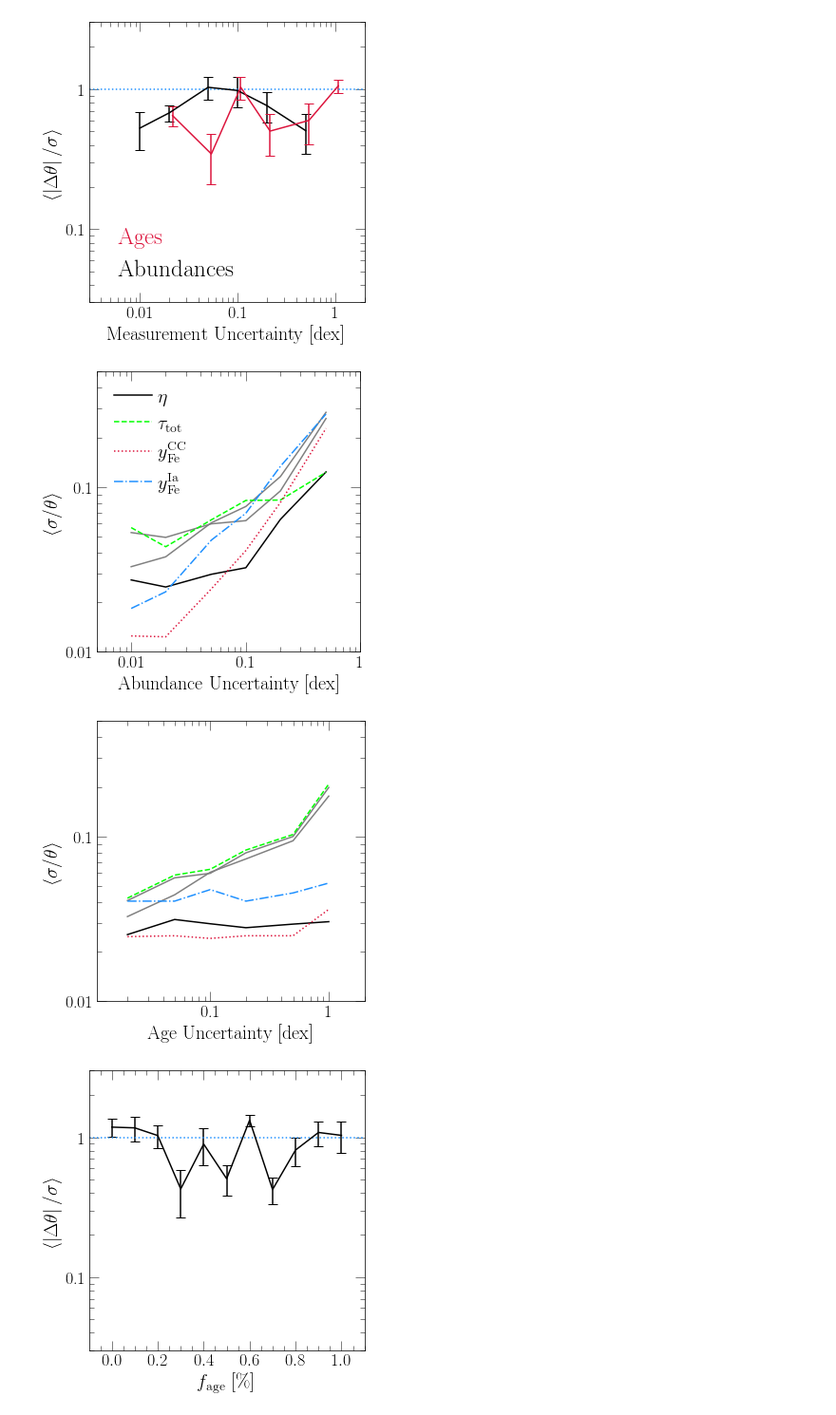
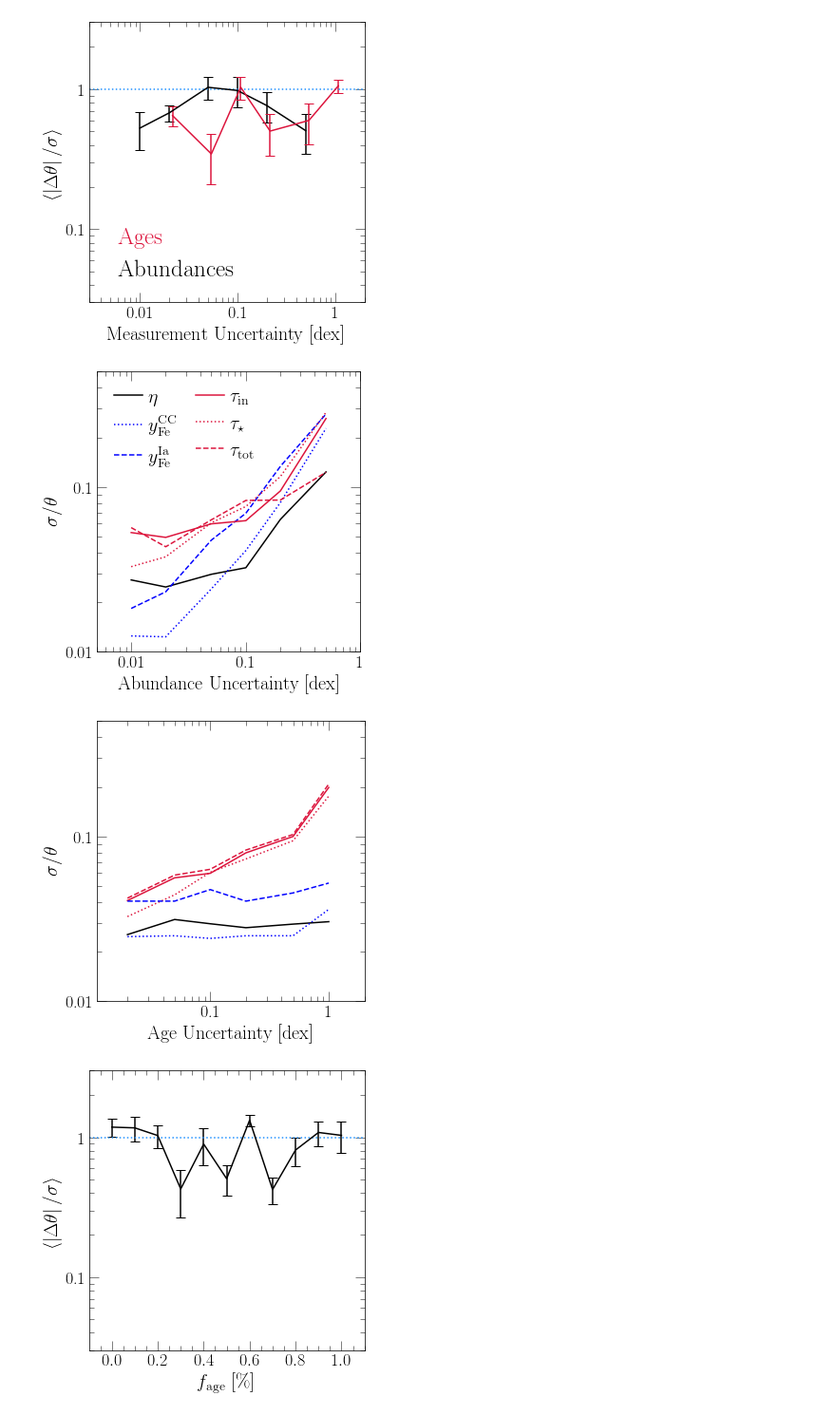
Before and after one commit to giganano/h3halo, a Jupyter notebook: notebooks/paperplots.ipynb, the cells around one changed output. Shown at 95% size. Saved outputs shown, nothing was run; the diff lists cells and outputs as text; code cells hidden in the pictures.

```diff
--- a/notebooks/paperplots.ipynb
+++ b/notebooks/paperplots.ipynb
@@ -925,55 +914,48 @@ ax.set_xscale("log")
 ax.set_yscale("log")
 ax.xaxis.set_major_formatter(fsf("%g"))
 ax.yaxis.set_major_formatter(fsf("%g"))
 ax.set_xlabel("Abundance Uncertainty [dex]")
-ax.set_ylabel(r"$\langle\sigma/\theta\rangle$")
+ax.set_ylabel(r"$\sigma/\theta$")
 ax.set_xlim([0.005, 1])
 ax.set_ylim([0.01, 0.5])
 
 precisions = list(rederived_abundanceprecision.keys())
 dim = len(rederived_abundanceprecision[precisions[0]])
-for i in range(dim):
+colors = ["crimson", "black", "crimson", "crimson", "blue", "blue"]
+linestyles = ["-", "-", ":", "--", ":", "--"]
+labels = [r"$\tau_\text{in}$", r"$\eta$", r"$\tau_\star$",
+    r"$\tau_\text{tot}$", r"$y_\text{Fe}^\text{CC}$", r"$y_\text{Fe}^\text{Ia}$"]
+# for i in range(dim):
+for i in [1, 4, 5, 0, 2, 3]:
     yvals = []
     for p in precisions:
         rederived = rederived_abundanceprecision[p]
         sigma = (rederived[i][1] + rederived[i][2]) / 2
         yvals.append(sigma / rederived[i][0])
     kwargs = {
-        "c": named_colors()["grey"]
+        "c": named_colors()[colors[i]],
+        "linestyle": linestyles[i],
+        "label": labels[i]
     }
-    if i == 1:
-        kwargs["c"] = named_colors()["black"]
-        kwargs["label"] = r"$\eta$"
-        kwargs["linestyle"] = "-"
-    if i == 3:
-        kwargs["c"] = named_colors()["lime"]
-        kwargs["label"] = r"$\tau_\text{tot}$"
-        kwargs["linestyle"] = "--"
-    elif i == 4:
-        kwargs["c"] = named_colors()["crimson"]
-        kwargs["label"] = r"$y_\text{Fe}^\text{CC}$"
-        kwargs["linestyle"] = ":"
-    elif i == 5:
-        kwargs["c"] = named_colors()["dodgerblue"]
-        kwargs["label"] = r"$y_\text{Fe}^\text{Ia}$"
-        kwargs["linestyle"] = "-."
-    else: pass
     ax.plot(precisions, yvals, **kwargs)
 
 kwargs = {
     "loc": mpl_loc("upper left"),
-    "fontsize": 20
+    "fontsize": 20,
+    "ncol": 2,
+    "columnspacing": 1,
+    "handlelength": 1.5
 }
 leg = ax.legend(**kwargs)
 
 plt.tight_layout()
 for ext in ["pdf", "jpeg"]:
     kwargs = {}
     if ext == "jpeg": kwargs["dpi"] = 200
     plt.savefig("../paper/precision_abundanceuncertainty.%s" % (ext), **kwargs)
 plt.show()
 # %% [output]
-[figure, old version]
+[figure, new version]
 # %%
 fig = plt.figure()
 ax = fig.add_subplot(111)
@@ -982,12 +964,16 @@ ax.set_yscale("log")
 ax.xaxis.set_major_formatter(fsf("%g"))
 ax.yaxis.set_major_formatter(fsf("%g"))
 ax.set_xlabel("Age Uncertainty [dex]")
-ax.set_ylabel(r"$\langle\sigma/\theta\rangle$")
+ax.set_ylabel(r"$\sigma/\theta$")
 ax.set_xlim([0.011, 2])
 ax.set_ylim([0.01, 0.5])
 
 precisions = list(rederived_ageprecision.keys())
 dim = len(rederived_ageprecision[precisions[0]])
+colors = ["crimson", "black", "crimson", "crimson", "blue", "blue"]
+linestyles = ["-", "-", ":", "--", ":", "--"]
+labels = [r"$\tau_\text{in}$", r"$\eta$", r"$\tau_\star$",
+    r"$\tau_\text{tot}$", r"$y_\text{Fe}^\text{CC}$", r"$y_\text{Fe}^\text{Ia}$"]
 for i in range(dim):
     yvals = []
     for p in precisions:
@@ -995,25 +981,10 @@ for i in range(dim):
         sigma = (rederived[i][1] + rederived[i][2]) / 2
         yvals.append(sigma / rederived[i][0])
     kwargs = {
-        "c": named_colors()["grey"]
+        "c": named_colors()[colors[i]],
+        "linestyle": linestyles[i],
+        "label": labels[i]
     }
-    if i == 1:
-        kwargs["c"] = named_colors()["black"]
-        kwargs["label"] = r"$\eta$"
-        kwargs["linestyle"] = "-"
-    if i == 3:
-        kwargs["c"] = named_colors()["lime"]
-        kwargs["label"] = r"$\tau_\text{tot}$"
-        kwargs["linestyle"] = "--"
-    elif i == 4:
-        kwargs["c"] = named_colors()["crimson"]
-        kwargs["label"] = r"$y_\text{Fe}^\text{CC}$"
-        kwargs["linestyle"] = ":"
-    elif i == 5:
-        kwargs["c"] = named_colors()["dodgerblue"]
-        kwargs["label"] = r"$y_\text{Fe}^\text{Ia}$"
-        kwargs["linestyle"] = "-."
-    else: pass
     ax.plot(precisions, yvals, **kwargs)
 
 # kwargs = {
@@ -1029,7 +1000,7 @@ for ext in ["pdf", "jpeg"]:
     plt.savefig("../paper/precision_ageuncertainty.%s" % (ext), **kwargs)
 plt.show()
 # %% [output]
-[figure, old version]
+[figure, new version]
 # %%
 fig = plt.figure()
 ax = fig.add_subplot(111)
```
Also changed, not shown: parts of 2 cells of this notebook, 25 other files.
